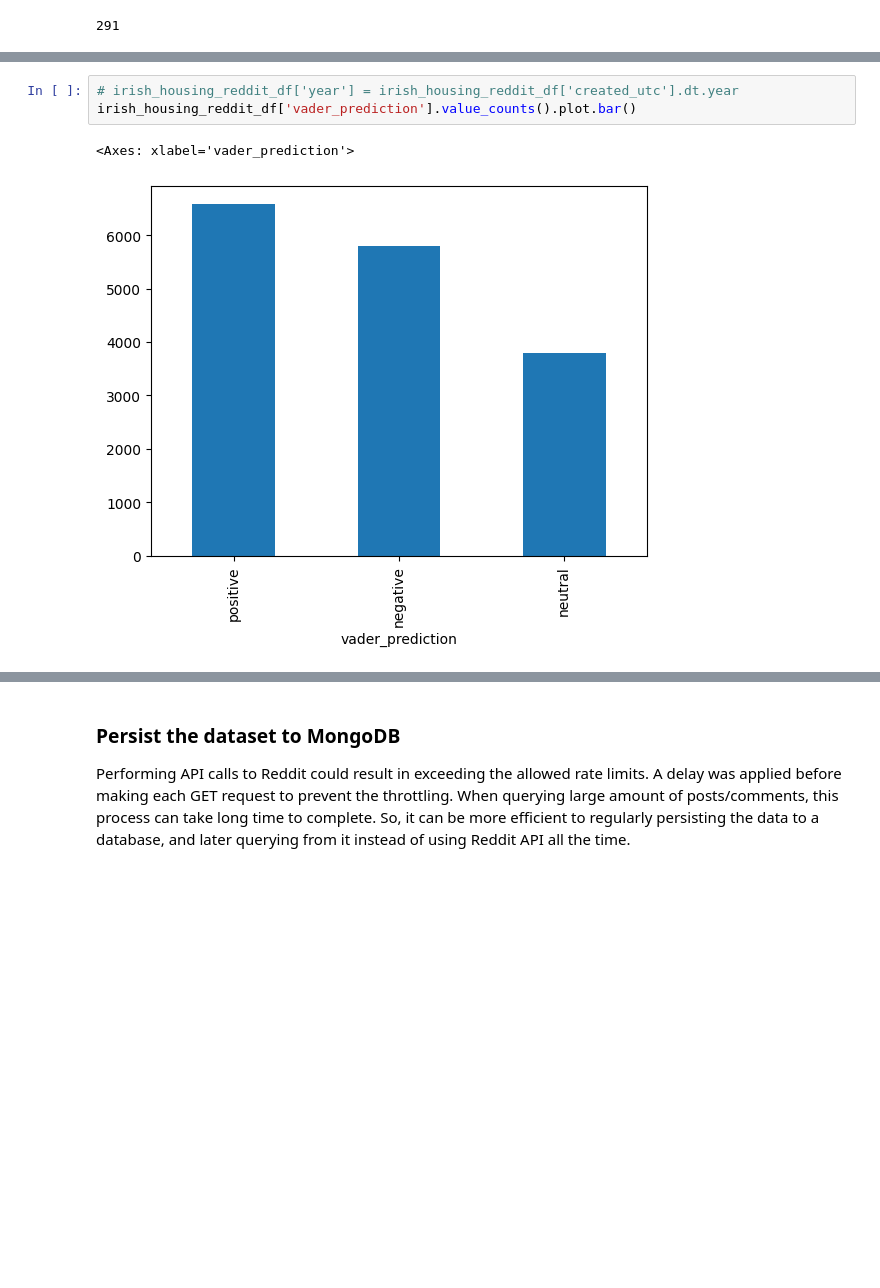
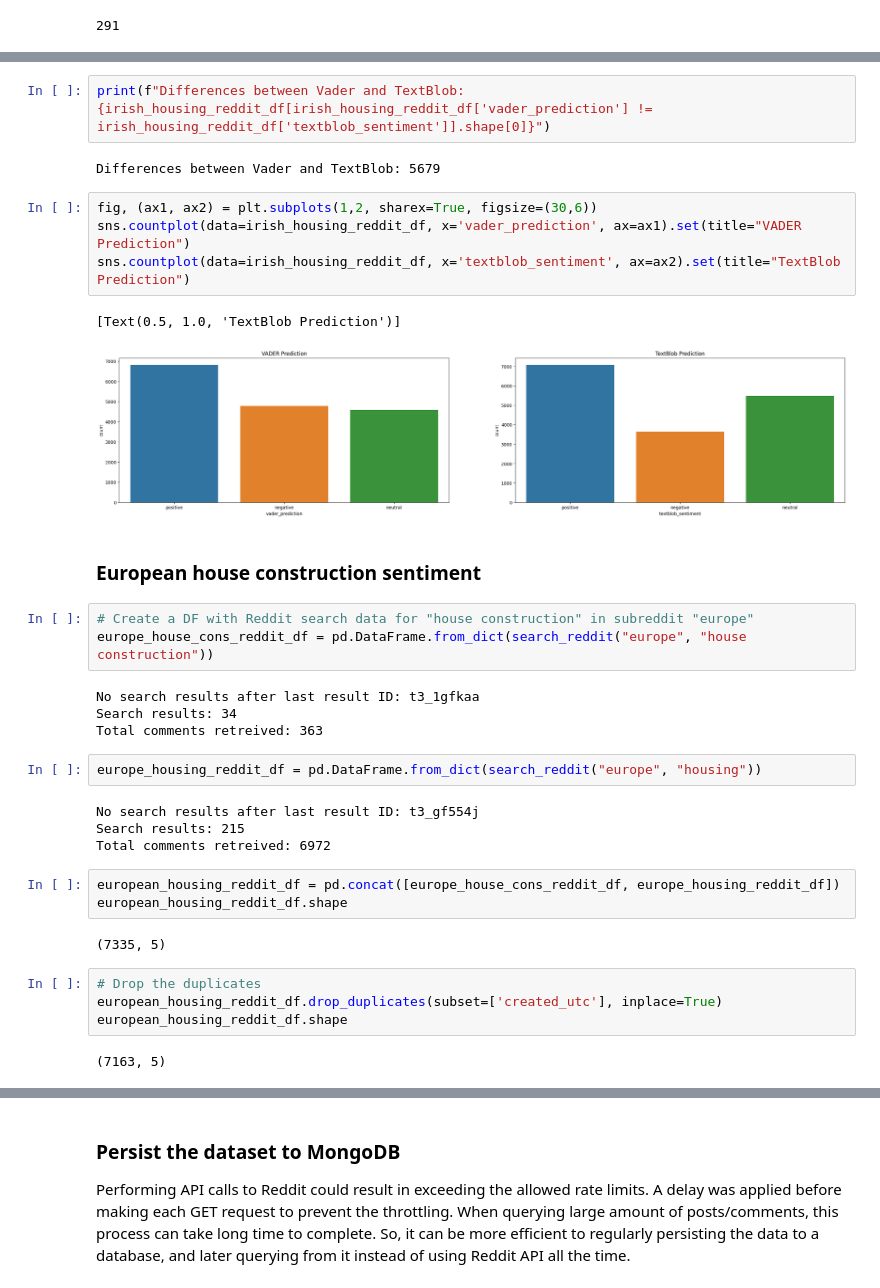
Before and after one commit to sbs23010/msc-da-sem1-ca2, a Jupyter notebook: sentiment-analysis.ipynb, the cells around one changed output, grey strips where cells are left out. Cells and saved outputs as stored; diff of their text form; blank space fills up the shorter version.

Commit message:
Added Panels for sentiment analysis

```diff
--- a/sentiment-analysis.ipynb
+++ b/sentiment-analysis.ipynb
@@ -307,6 +318,37 @@ irish_housing_reddit_df.tail()
-# %%
-# irish_housing_reddit_df['year'] = irish_housing_reddit_df['created_utc'].dt.year
-irish_housing_reddit_df['vader_prediction'].value_counts().plot.bar()
-# %% [output]
-<Axes: xlabel='vader_prediction'>
-[figure, removed]
+# %%
+print(f"Differences between Vader and TextBlob: {irish_housing_reddit_df[irish_housing_reddit_df['vader_prediction'] != irish_housing_reddit_df['textblob_sentiment']].shape[0]}")
+# %% [output]
+Differences between Vader and TextBlob: 5679
+# %%
+fig, (ax1, ax2) = plt.subplots(1,2, sharex=True, figsize=(30,6))
+sns.countplot(data=irish_housing_reddit_df, x='vader_prediction', ax=ax1).set(title="VADER Prediction")
+sns.countplot(data=irish_housing_reddit_df, x='textblob_sentiment', ax=ax2).set(title="TextBlob Prediction")
+# %% [output]
+[Text(0.5, 1.0, 'TextBlob Prediction')]
+[figure, added]
+# %% [markdown]
+### European house construction sentiment
+# %%
+# Create a DF with Reddit search data for "house construction" in subreddit "europe"
+europe_house_cons_reddit_df = pd.DataFrame.from_dict(search_reddit("europe", "house construction"))
+# %% [output]
+No search results after last result ID: t3_1gfkaa
+Search results: 34
+Total comments retreived: 363
+# %%
+europe_housing_reddit_df = pd.DataFrame.from_dict(search_reddit("europe", "housing"))
+# %% [output]
+No search results after last result ID: t3_gf554j
+Search results: 215
+Total comments retreived: 6972
+# %%
+european_housing_reddit_df = pd.concat([europe_house_cons_reddit_df, europe_housing_reddit_df])
+european_housing_reddit_df.shape
+# %% [output]
+(7335, 5)
+# %%
+# Drop the duplicates
+european_housing_reddit_df.drop_duplicates(subset=['created_utc'], inplace=True)
+european_housing_reddit_df.shape
+# %% [output]
+(7163, 5)
```
Also changed, not shown: parts of 68 cells of this notebook.
